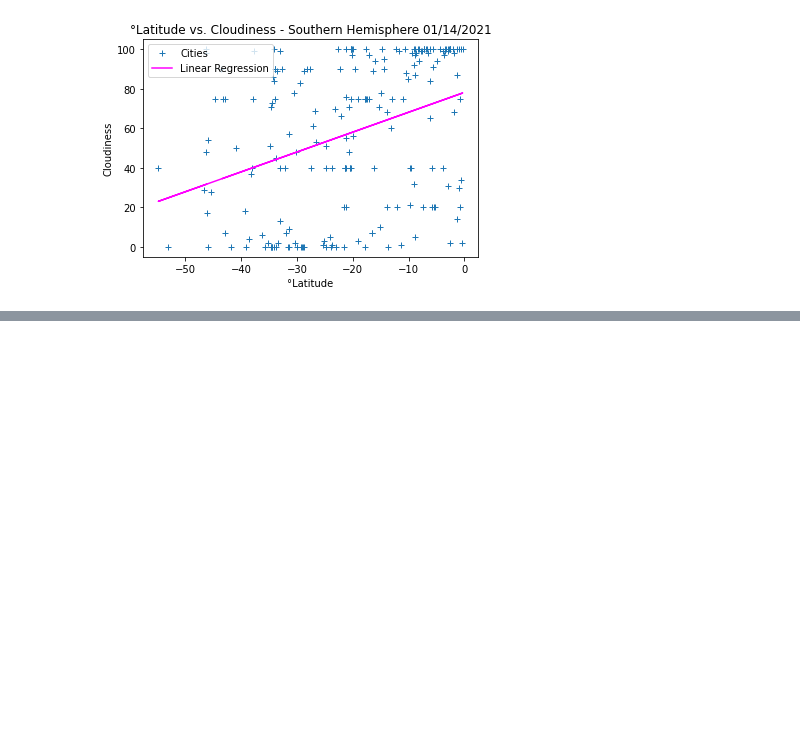
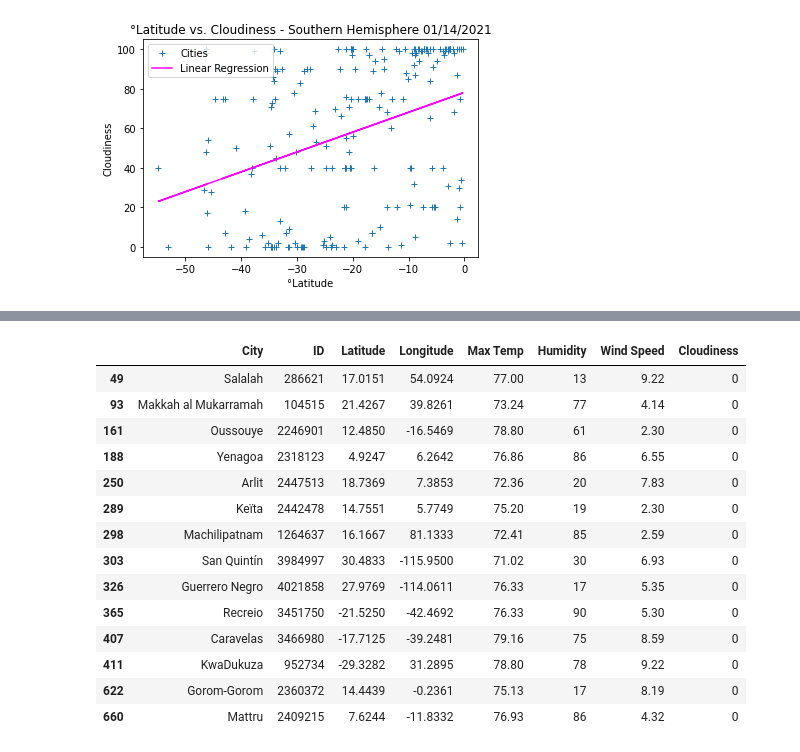
Before and after one commit to Yanwho/python-api-challenge, a Jupyter notebook: WeatherPy/WeatherPy.ipynb, the cells around one changed output, grey strips where cells are left out. Saved outputs shown, nothing was run; the diff lists cells and outputs as text; code cells hidden in the pictures; blank space fills up the shorter version.

```diff
--- a/WeatherPy/WeatherPy.ipynb
+++ b/WeatherPy/WeatherPy.ipynb
@@ -333,3 +333,23 @@ R-squared: 0.125829
 <img src="../figures/north_cloudiness.png" height:50px/>
 <img src="../figures/south_cloudiness.png" height:50px/>
 <h3>There is not a notable coorelation between latitude and cloudiness.<h3>
+# %%
+
+results_df_filtered = results_df[(results_df["Max Temp"] <80) & (results_df["Max Temp"] >70) & (results_df["Wind Speed"] <10) & (results_df["Cloudiness"] == 0)]
+results_df_filtered
+# %% [output]
+|  | City | ID | Latitude | Longitude | Max Temp | Humidity | Wind Speed | Cloudiness |
+| 49 | Salalah | 286621 | 17.0151 | 54.0924 | 77.00 | 13 | 9.22 | 0 |
+| 93 | Makkah al Mukarramah | 104515 | 21.4267 | 39.8261 | 73.24 | 77 | 4.14 | 0 |
+| 161 | Oussouye | 2246901 | 12.4850 | -16.5469 | 78.80 | 61 | 2.30 | 0 |
+| 188 | Yenagoa | 2318123 | 4.9247 | 6.2642 | 76.86 | 86 | 6.55 | 0 |
+| 250 | Arlit | 2447513 | 18.7369 | 7.3853 | 72.36 | 20 | 7.83 | 0 |
+| 289 | Keïta | 2442478 | 14.7551 | 5.7749 | 75.20 | 19 | 2.30 | 0 |
+| 298 | Machilipatnam | 1264637 | 16.1667 | 81.1333 | 72.41 | 85 | 2.59 | 0 |
+| 303 | San Quintín | 3984997 | 30.4833 | -115.9500 | 71.02 | 30 | 6.93 | 0 |
+| 326 | Guerrero Negro | 4021858 | 27.9769 | -114.0611 | 76.33 | 17 | 5.35 | 0 |
+| 365 | Recreio | 3451750 | -21.5250 | -42.4692 | 76.33 | 90 | 5.30 | 0 |
+| 407 | Caravelas | 3466980 | -17.7125 | -39.2481 | 79.16 | 75 | 8.59 | 0 |
+| 411 | KwaDukuza | 952734 | -29.3282 | 31.2895 | 78.80 | 78 | 9.22 | 0 |
+| 622 | Gorom-Gorom | 2360372 | 14.4439 | -0.2361 | 75.13 | 17 | 8.19 | 0 |
+| 660 | Mattru | 2409215 | 7.6244 | -11.8332 | 76.93 | 86 | 4.32 | 0 |
```
